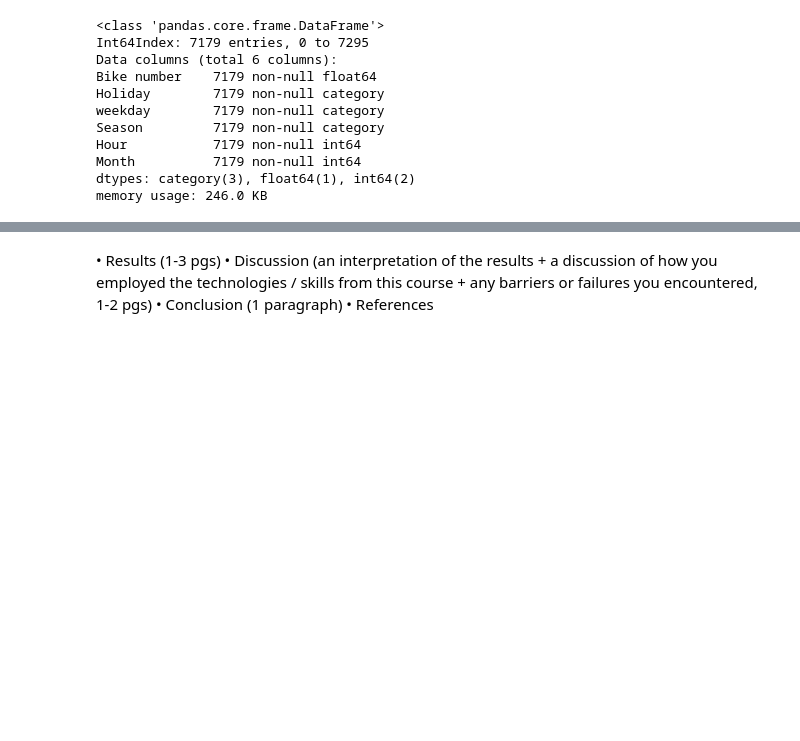
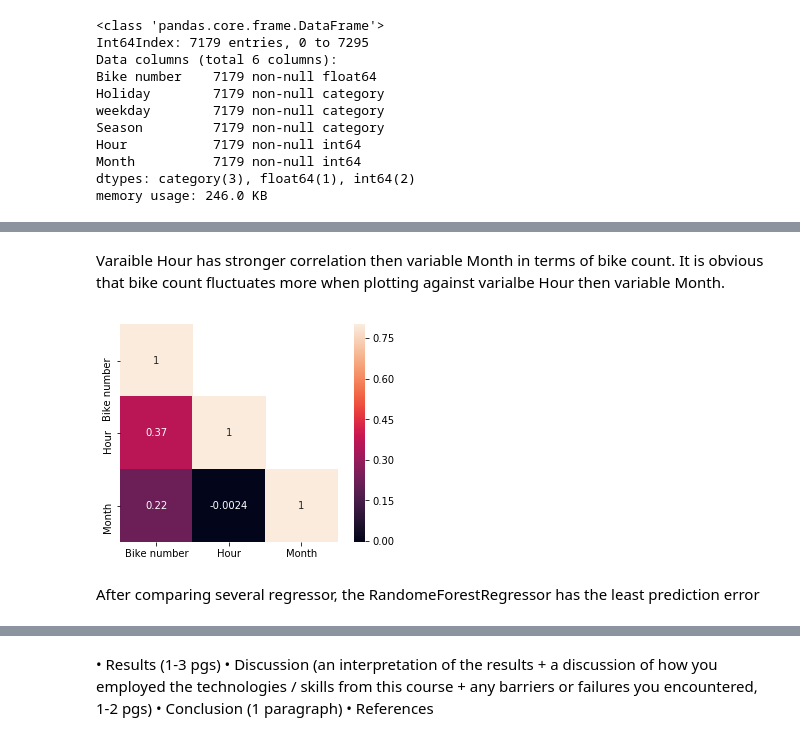
Before and after one commit to xgu1-ds/BigDataProjectB, a Jupyter notebook: projectB.ipynb, the cells around one changed output, grey strips where cells are left out. Saved outputs shown, nothing was run; the diff lists cells and outputs as text; code cells hidden in the pictures; blank space fills up the shorter version.

Commit message:
add more contents to prediction modeling and discussion

```diff
--- a/projectB.ipynb
+++ b/projectB.ipynb
@@ -429,0 +439,13 @@ ax.set(ylabel='average count')
+# %% [markdown]
+Varaible Hour has stronger correlation then variable Month in terms of bike count. It is obvious that bike count fluctuates more when plotting against varialbe Hour then variable Month.
+# %%
+# correlation analysis
+
+corrMatt = dataset.corr()
+mask = np.array(corrMatt)
+mask[np.tril_indices_from(mask)] = False
+#fig=plt.gcf()
+#fig.set_size_inches(20,10)
+ax=sn.heatmap(corrMatt, mask=mask,vmax=.8, square=True,annot=True)
+# %% [output]
+[figure, added]
@@ -430,3 +459,5 @@ ax.set(ylabel='average count')
+# %% [markdown]
+After comparing several regressor, the RandomeForestRegressor has the least prediction error
 # %%
 x_train,x_test,y_train,y_test=train_test_split(dataset.drop('Bike number',axis=1),dataset['Bike number'],test_size=0.25,random_state=42)
 # %%
```
Also changed, not shown: parts of 25 cells of this notebook.
